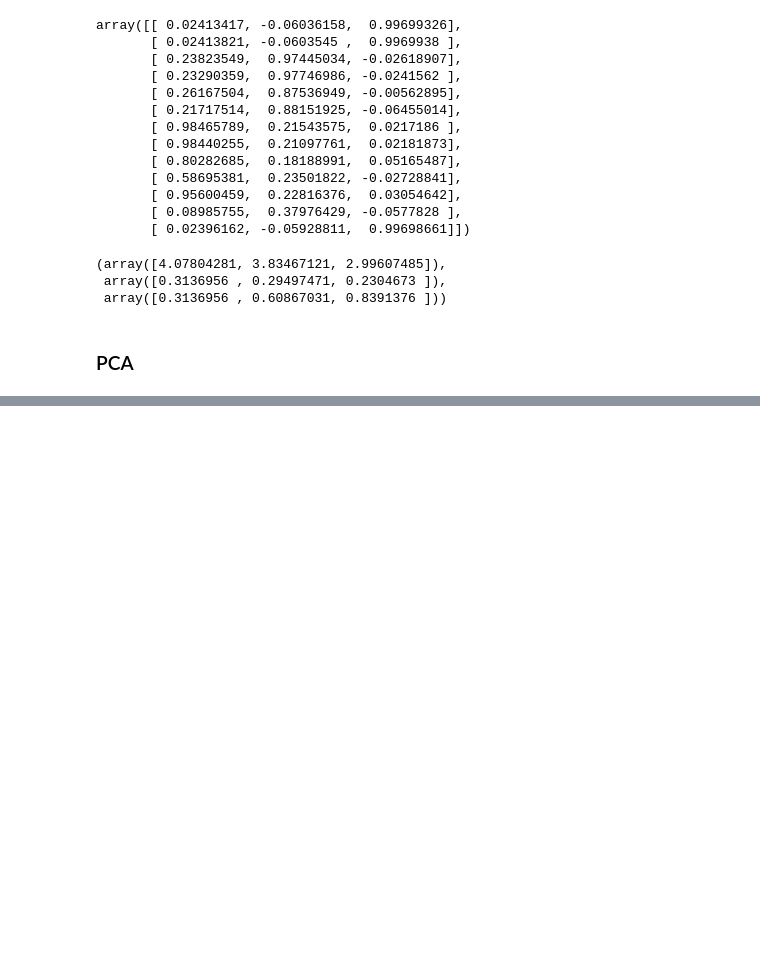
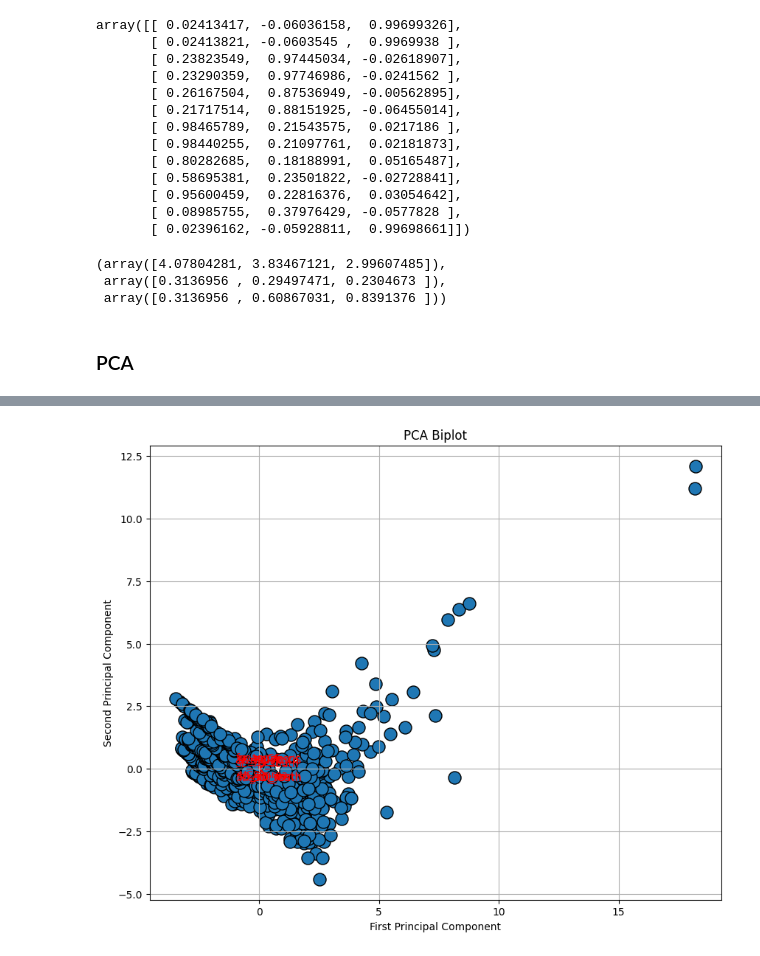
Before and after one commit to SarahAmiraslani/solar-wind-coronal-origin, a Jupyter notebook: notebooks/hcs_exploration.ipynb, the cells around one changed output, grey strips where cells are left out. Cells and saved outputs as stored; diff of their text form; code cells hidden in the pictures; blank space fills up the shorter version.

```diff
--- a/notebooks/hcs_exploration.ipynb
+++ b/notebooks/hcs_exploration.ipynb
@@ -282,0 +335,19 @@ fa.get_factor_variance()
+# %%
+# Create a figure
+plt.figure(figsize=(10, 8))
+
+# Plot the projected data
+plt.scatter(X_pca[:, 0], X_pca[:, 1], edgecolor='k', s=150)
+
+# Plot the component loadings
+for i, feature in enumerate(features):
+    plt.arrow(0, 0, pca.components_[0, i], pca.components_[1, i], color='r', alpha=0.5)
+    plt.text(pca.components_[0, i]*1.2, pca.components_[1, i]*1.2, feature, color='r', ha='center', va='center')
+
+plt.xlabel('First Principal Component')
+plt.ylabel('Second Principal Component')
+plt.title('PCA Biplot')
+plt.grid(True)
+plt.show()
+# %% [output]
+[figure, added]
```
Also changed, not shown: parts of 23 cells of this notebook.
